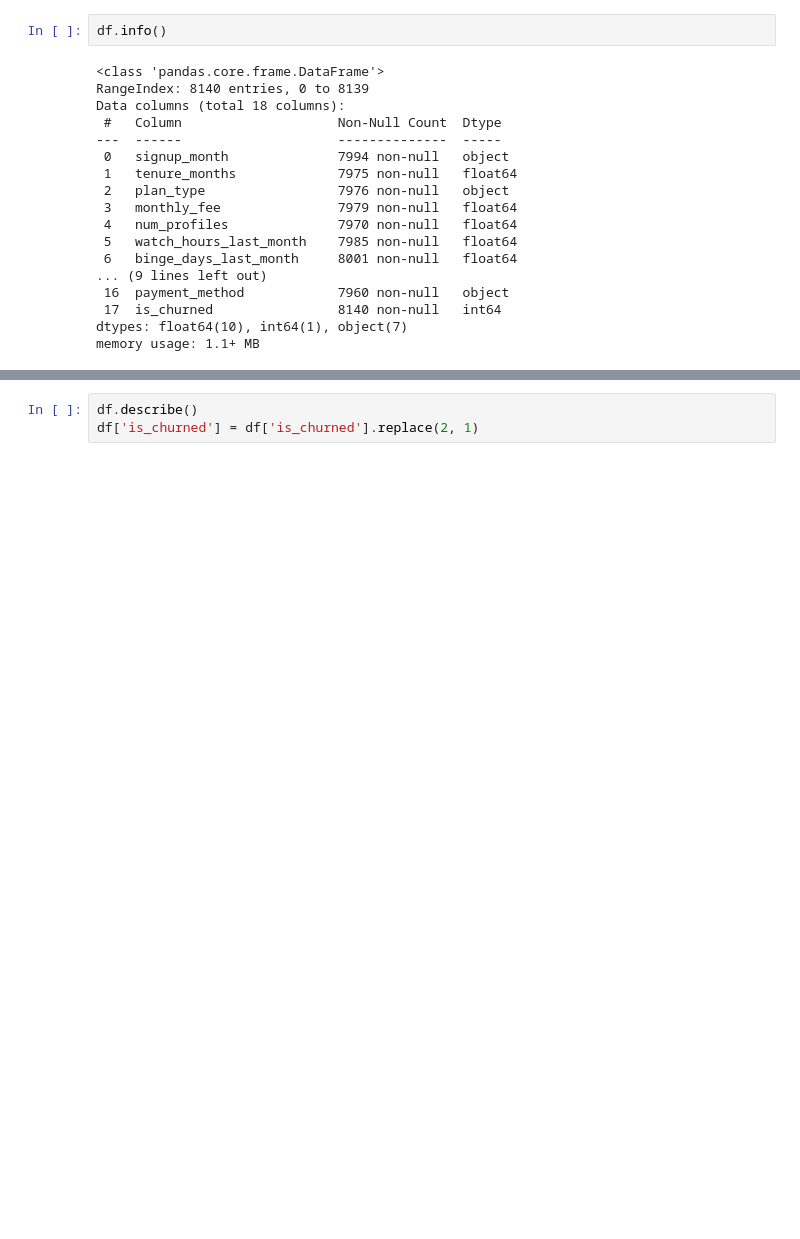
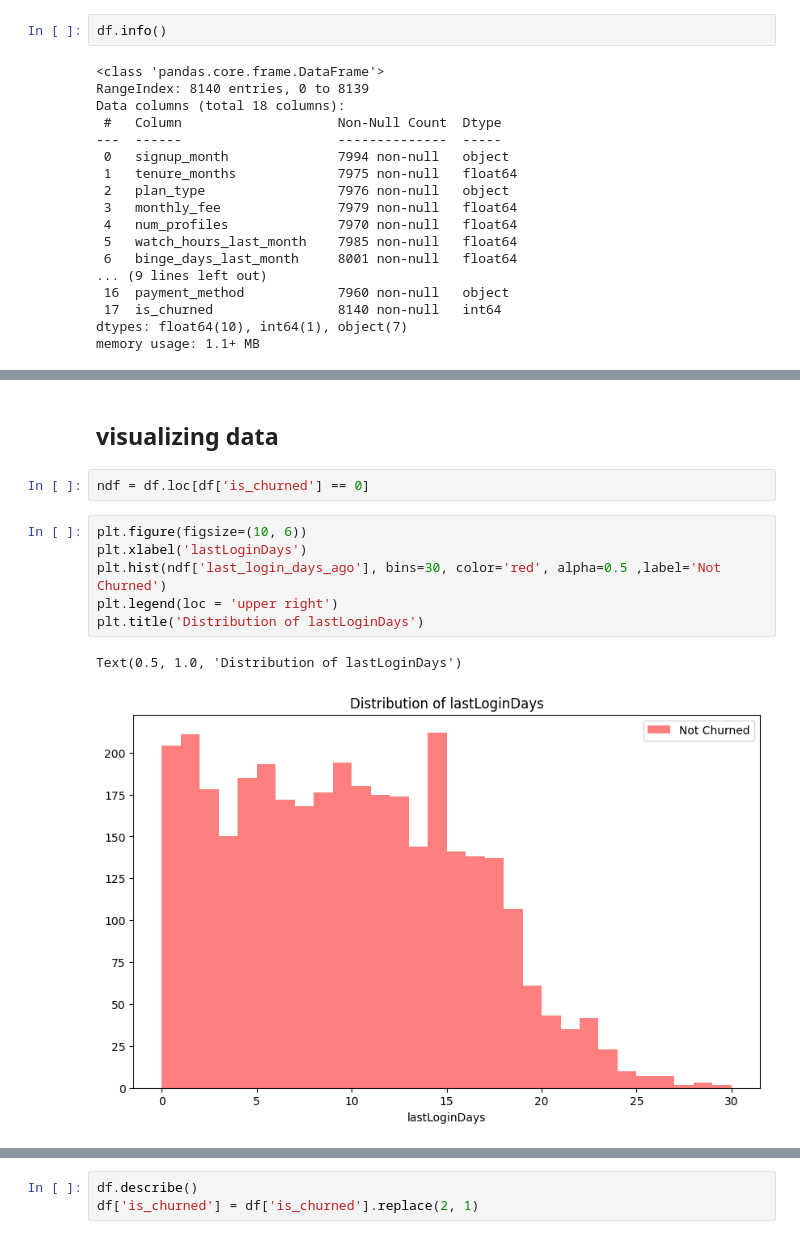
Before and after one commit to Tru735/ChurnPredictorOTT, a Jupyter notebook: churnPredictorIndex.ipynb, the cells around one changed output, grey strips where cells are left out. Saved outputs shown, nothing was run; the diff lists cells and outputs as text; blank space fills up the shorter version.

```diff
--- a/churnPredictorIndex.ipynb
+++ b/churnPredictorIndex.ipynb
@@ -167,3 +134,16 @@ df.head()
 | 3 | 35.0 | 599.0 | 5.0 | 34.1 | 3.0 | ... |
 | 4 | 30.0 | 399.0 | 3.0 | 44.5 | 9.0 | ... |
 5 rows × 33 columns
+# %% [markdown]
+## visualizing data
+# %%
+ndf = df.loc[df['is_churned'] == 0]
+# %%
+plt.figure(figsize=(10, 6))
+plt.xlabel('lastLoginDays')
+plt.hist(ndf['last_login_days_ago'], bins=30, color='red', alpha=0.5 ,label='Not Churned')
+plt.legend(loc = 'upper right')
+plt.title('Distribution of lastLoginDays')
+# %% [output]
+Text(0.5, 1.0, 'Distribution of lastLoginDays')
+[figure, added]
```
Also changed, not shown: parts of 33 cells of this notebook.
